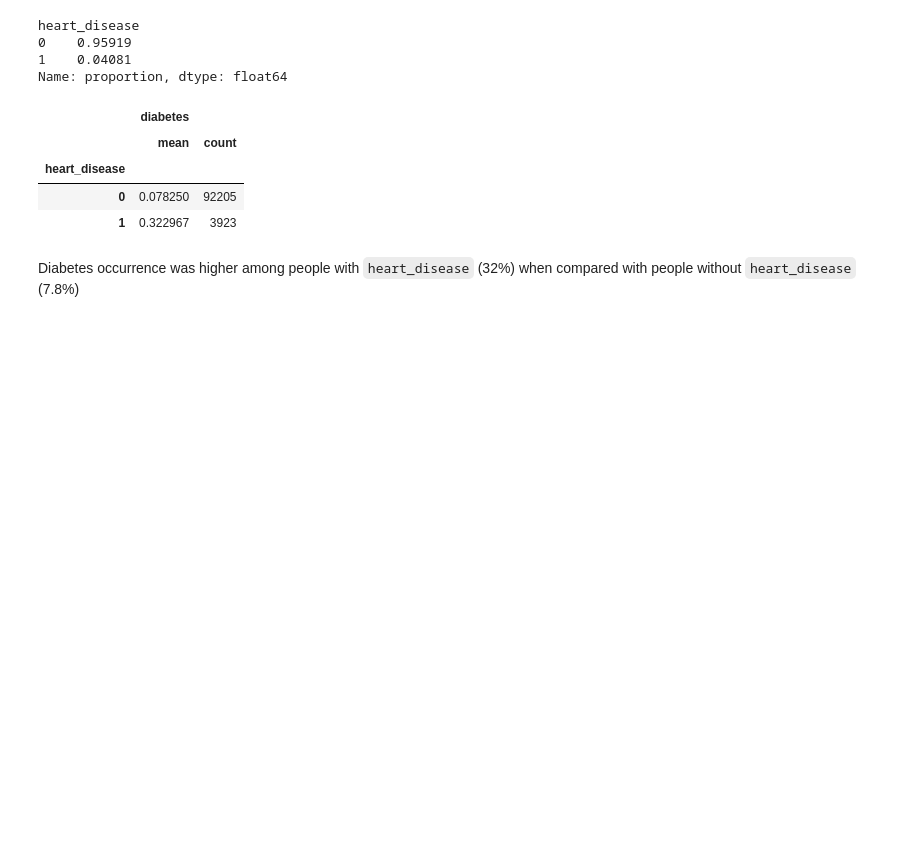
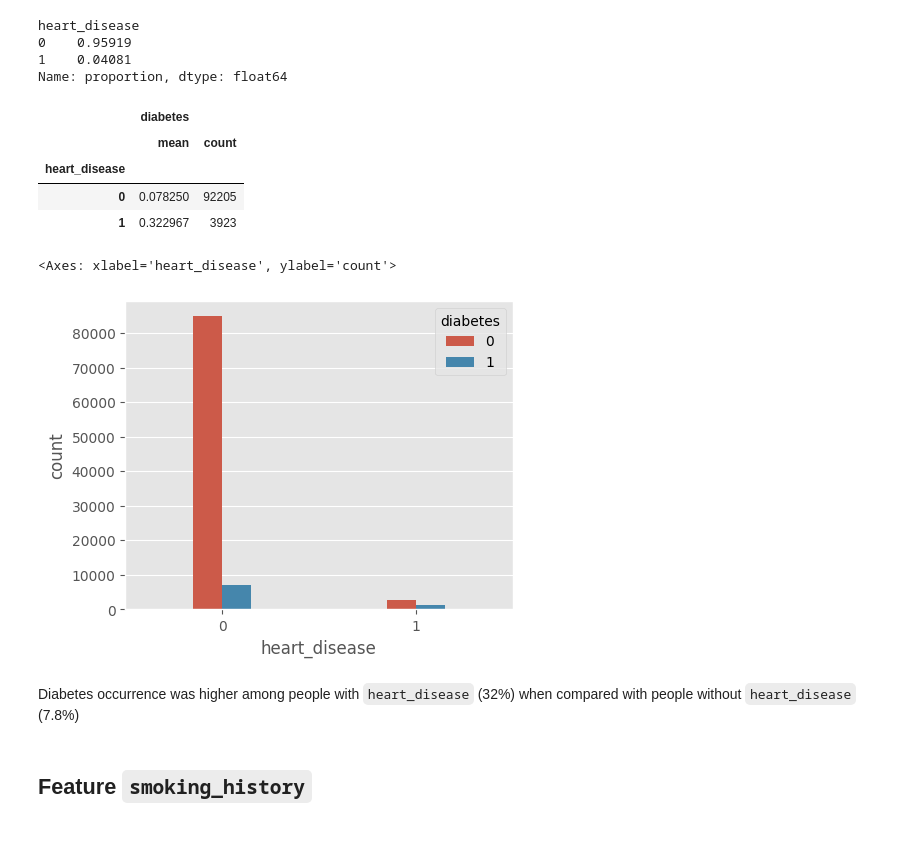
Before and after one commit to andreprovensi/diabetes_machine_learning_app, a Jupyter notebook: diabetes_notebook.ipynb, the cells around one changed output. Saved outputs shown, nothing was run; the diff lists cells and outputs as text; code cells hidden in the pictures; blank space fills up the shorter version.

```diff
--- a/diabetes_notebook.ipynb
+++ b/diabetes_notebook.ipynb
@@ -261,5 +266,14 @@ df[['heart_disease','diabetes']].groupby(by='heart_disease').agg(['mean','count'
 | heart_disease |  |  |
 | 0 | 0.078250 | 92205 |
 | 1 | 0.322967 | 3923 |
+# %%
+# Plotting hypertension distribution
+plt.figure(figsize=(5,4))
+sns.countplot(data=df,x='heart_disease',width=0.3, hue='diabetes')
+# %% [output]
+<Axes: xlabel='heart_disease', ylabel='count'>
+[figure, added]
 # %% [markdown]
 <div>Diabetes occurrence was higher among people with <code>heart_disease</code> (32%) when compared with people without <code>heart_disease</code> (7.8%)<div>
+# %% [markdown]
+<h2>Feature <code>smoking_history</code><h2>
```
Also changed, not shown: parts of 24 cells of this notebook.
